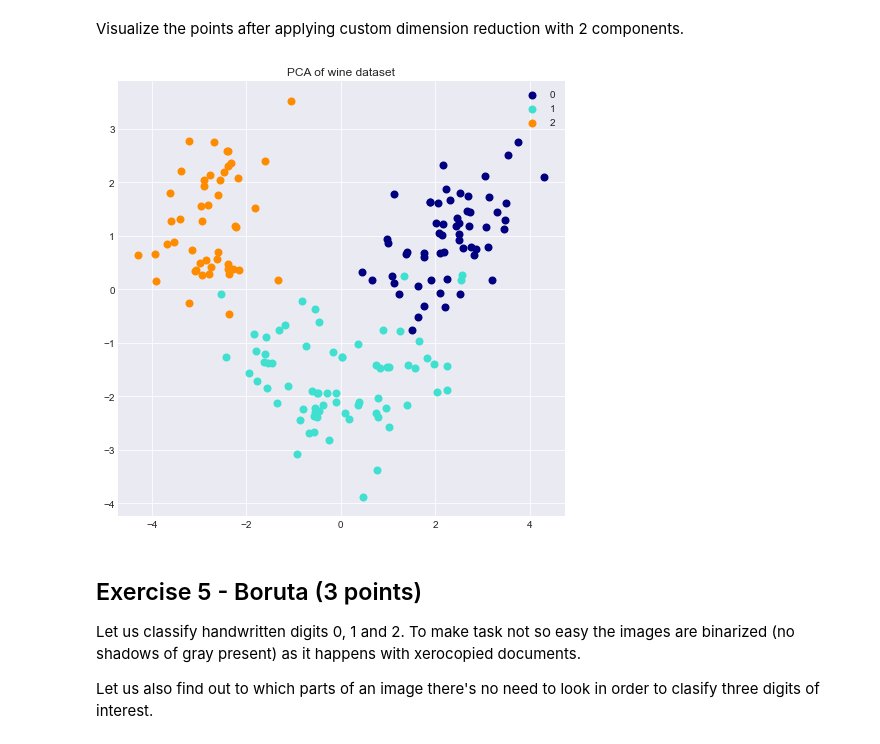
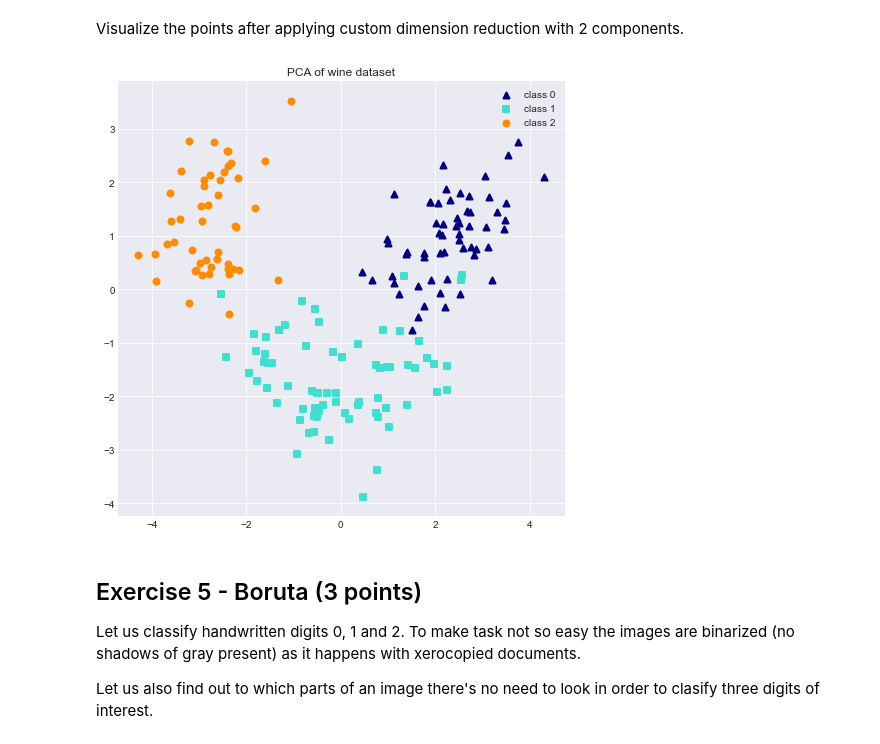
Before and after one commit to OksanaZaitseva/rsschool, a Jupyter notebook: 6_feature_engineering_selection/homework_06.04.ipynb, the cells around one changed output. Cells and saved outputs as stored; diff of their text form; code cells hidden in the pictures.

```diff
--- a/6_feature_engineering_selection/homework_06.04.ipynb
+++ b/6_feature_engineering_selection/homework_06.04.ipynb
@@ -161,7 +160,7 @@ You can use this [question](https://stats.stackexchange.com/questions/89809/is-i
 from sklearn.cluster import KMeans
 
 data_vec = [data, data_s, data_mm]
-tit_vec = ['Non-normalised K-means', 'MinMax Normalised K-means', 'StdandertScaler Normalised K-means']
+tit_vec = ['Non-normalised K-means', 'Normalised K-means', 'Standardized K-means']
 
 for i, df in enumerate(data_vec, 1):
     km = KMeans(2)
@@ -312,22 +332,24 @@ Visualize the points after applying custom dimension reduction with 2 components
 # %%
 x_transformed = np.dot(x_st, np.vstack((x0, x1)).T)
 colors = ["navy", "turquoise", "darkorange"]
+markers = ['^', 's', 'o']
 
 plt.figure(figsize=(8, 8))
-for color, i in zip(colors, [0, 1, 2]):
+for color, i, m in zip(colors, [0, 1, 2], markers):
         plt.scatter(
             x_transformed[wine_labels==i, 0],
             x_transformed[wine_labels==i, 1],
             color=color,
             lw=2,
-            label=i,
+            label=f'class {i}',
+            marker=m
         )
 plt.title("PCA of wine dataset")
 plt.legend(loc="best", shadow=False, scatterpoints=1)
 
 plt.show()
 # %% [output]
-[figure, old version]
+[figure, new version]
 # %% [markdown]
 ## Exercise 5 - Boruta (3 points)
 
```
Also changed, not shown: parts of 12 cells of this notebook.
